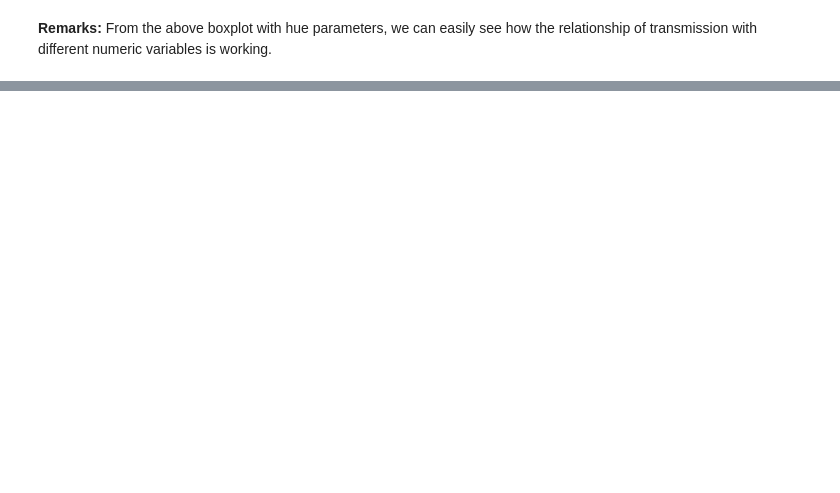
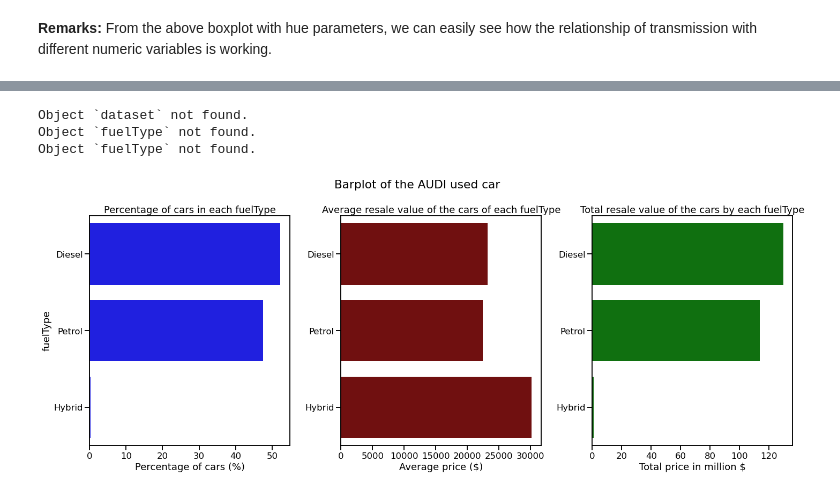
Before and after one commit to tasnimmuna2610/audi_used_car_analysis, a Jupyter notebook: audi_used_car_EDA.ipynb, the cells around one changed output, grey strips where cells are left out. Cells and saved outputs as stored; diff of their text form; code cells hidden in the pictures; blank space fills up the shorter version.

```diff
--- a/audi_used_car_EDA.ipynb
+++ b/audi_used_car_EDA.ipynb
@@ -683,0 +854,18 @@ plt.show()
+# %%
+#Data preprocessing before visualization
+# sort the dataframe based on the column 'count'
+data_frame_agg_fuelType = data_frame_agg_fuelType.sort_values(by='count', ascending=False)
+
+# create a new column percentage of the cars in each model
+data_frame_agg_fuelType['percent_of_cars'] = (data_frame_agg_fuelType['count']/data_frame_agg_fuelType['count'].sum())*100
+
+# convert the 'sum' column in millions
+data_frame_agg_fuelType['sum'] = data_frame_agg_fuelType['sum']/1000000
+
+# keep up to two decimal points
+data_frame_agg_fuelType = data_frame_agg_fuelType.round(2)
+
+# remove the 'count' column
+data_frame_agg_fuelType = data_frame_agg_fuelType.drop('count', axis=1)
+
+display(data_frame_agg_fuelType.head())
@@ -683,0 +878,37 @@ plt.show()
+# %%
+#### Barplot: Percentage of cars, Average and Total selling price of cars by fuelType
+#### Questions in mind: Based on fuelType
+
+- What are the top 5 selling car fuelType in the dataset?
+- What's the average selling price of the top 5 selling car fuelType?
+- What's the total sale of the top 5 selling car fuelType?
+# %% [output]
+Object `dataset` not found.
+Object `fuelType` not found.
+Object `fuelType` not found.
+# %%
+plt.figure(figsize=(20,8))
+
+plt.subplot(1, 3, 1)
+sns.barplot(x='percent_of_cars', y=data_frame_agg_fuelType.index, data=data_frame_agg_fuelType, orient='h', color='blue')
+plt.title("Percentage of cars in each fuelType")
+plt.xlabel("Percentage of cars (%)")
+# plt.grid()
+
+plt.subplot(1, 3, 2)
+sns.barplot(x='mean', y=data_frame_agg_fuelType.index, data=data_frame_agg_fuelType, orient='h', color='maroon')
+plt.title("Average resale value of the cars of each fuelType")
+plt.xlabel("Average price ($)")
+plt.ylabel("")
+
+plt.subplot(1, 3, 3)
+sns.barplot(x='sum', y=data_frame_agg_fuelType.index, data=data_frame_agg_fuelType, orient='h', color='green')
+plt.title("Total resale value of the cars by each fuelType")
+plt.xlabel("Total price in million $")
+plt.ylabel("")
+
+plt.suptitle("Barplot of the AUDI used car")
+plt.tight_layout()
+plt.show()
+# %% [output]
+[figure, added]
```
Also changed, not shown: parts of 29 cells of this notebook.
